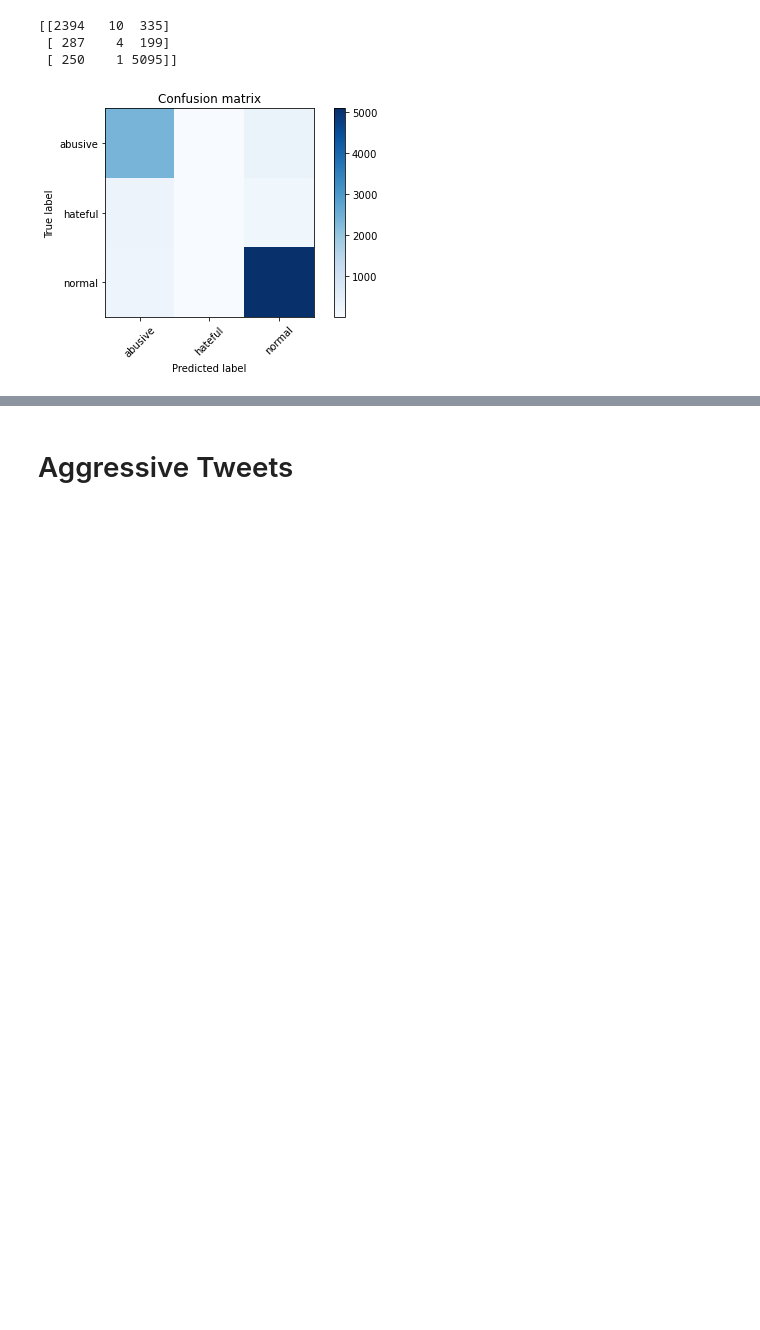
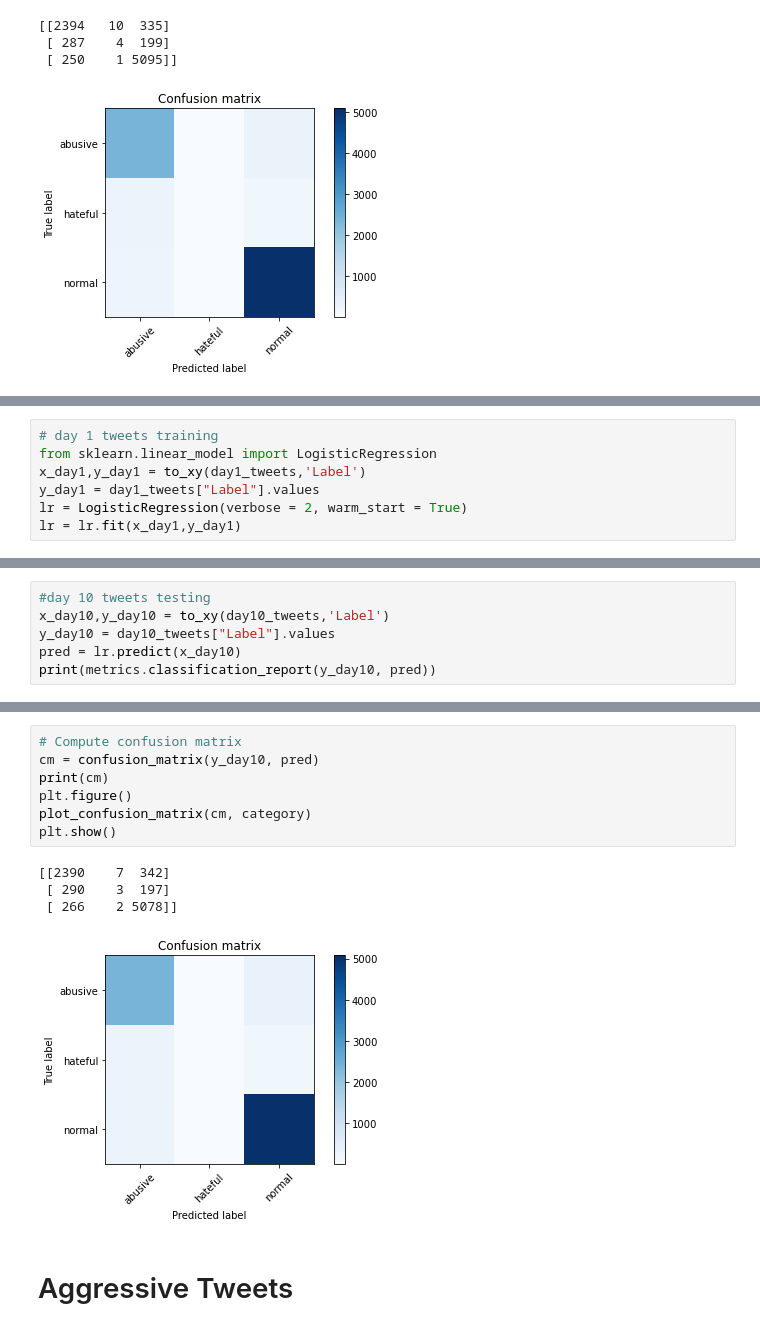
Before and after one commit to arambula-3/Masters_Project, a Jupyter notebook: Master's Project Batch Models.ipynb, the cells around one changed output, grey strips where cells are left out. Cells and saved outputs as stored; diff of their text form; blank space fills up the shorter version.

```diff
--- a/Master's Project Batch Models.ipynb
+++ b/Master's Project Batch Models.ipynb
@@ -966,0 +1246,7 @@ plt.show()
+# %%
+# day 1 tweets training
+from sklearn.linear_model import LogisticRegression
+x_day1,y_day1 = to_xy(day1_tweets,'Label')
+y_day1 = day1_tweets["Label"].values
+lr = LogisticRegression(verbose = 2, warm_start = True)
+lr = lr.fit(x_day1,y_day1)
@@ -966,0 +1381,6 @@ plt.show()
+# %%
+#day 10 tweets testing
+x_day10,y_day10 = to_xy(day10_tweets,'Label')
+y_day10 = day10_tweets["Label"].values
+pred = lr.predict(x_day10)
+print(metrics.classification_report(y_day10, pred))
@@ -967,3 +1397,15 @@ plt.show()
+# %%
+# Compute confusion matrix
+cm = confusion_matrix(y_day10, pred)
+print(cm)
+plt.figure()
+plot_confusion_matrix(cm, category)
+plt.show()
+# %% [output]
+[[2390    7  342]
+ [ 290    3  197]
+ [ 266    2 5078]]
+[figure, added]
 # %% [markdown]
 # Aggressive Tweets
 # %%
```
Also changed, not shown: parts of 125 cells of this notebook, 1 other file.
